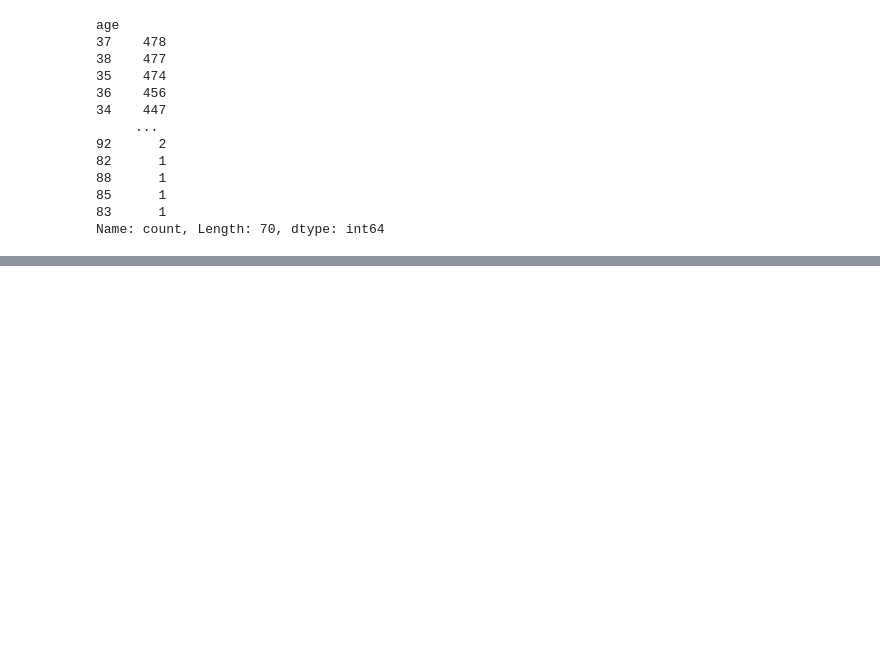
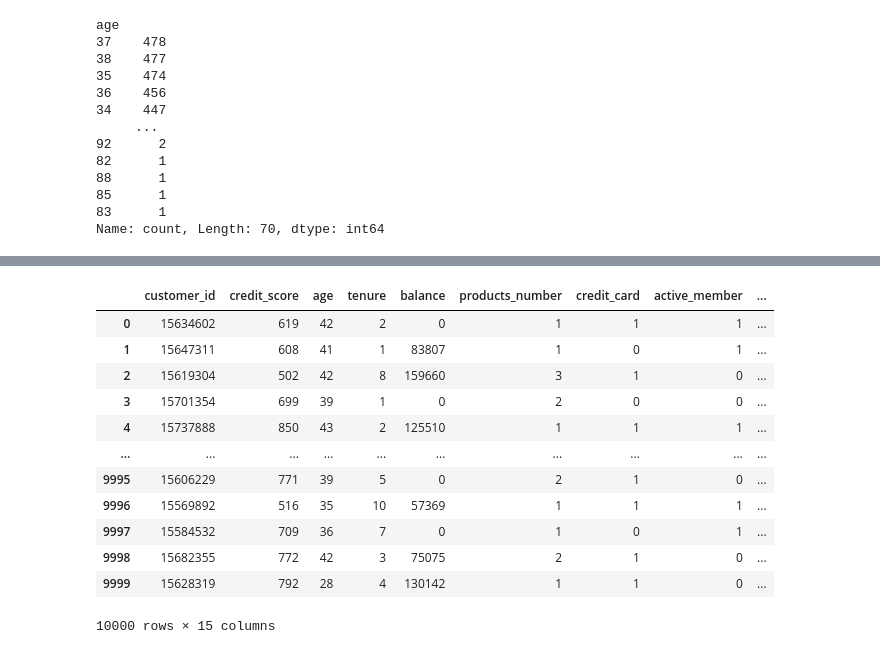
Before and after one commit to subhajit404/Bank-customer-churn-dataset-Prediction-, a Jupyter notebook: main.ipynb, the cells around one changed output, grey strips where cells are left out. Drawn from its saved outputs; the diff is of its cells as text; code cells hidden in the pictures; blank space fills up the shorter version.

```diff
--- a/main.ipynb
+++ b/main.ipynb
@@ -164,0 +186,20 @@ Name: count, Length: 70, dtype: int64
+# %%
+df_encoded = pd.get_dummies(df)
+# %%
+df_encoded=df_encoded.astype(int)
+# %%
+df_encoded
+# %% [output]
+|  | customer_id | credit_score | age | tenure | balance | products_number | credit_card | active_member | ... |
+| 0 | 15634602 | 619 | 42 | 2 | 0 | 1 | 1 | 1 | ... |
+| 1 | 15647311 | 608 | 41 | 1 | 83807 | 1 | 0 | 1 | ... |
+| 2 | 15619304 | 502 | 42 | 8 | 159660 | 3 | 1 | 0 | ... |
+| 3 | 15701354 | 699 | 39 | 1 | 0 | 2 | 0 | 0 | ... |
+| 4 | 15737888 | 850 | 43 | 2 | 125510 | 1 | 1 | 1 | ... |
+| ... | ... | ... | ... | ... | ... | ... | ... | ... | ... |
+| 9995 | 15606229 | 771 | 39 | 5 | 0 | 2 | 1 | 0 | ... |
+| 9996 | 15569892 | 516 | 35 | 10 | 57369 | 1 | 1 | 1 | ... |
+| 9997 | 15584532 | 709 | 36 | 7 | 0 | 1 | 0 | 1 | ... |
+| 9998 | 15682355 | 772 | 42 | 3 | 75075 | 2 | 1 | 0 | ... |
+| 9999 | 15628319 | 792 | 28 | 4 | 130142 | 1 | 1 | 0 | ... |
+10000 rows × 15 columns
```
Also changed, not shown: parts of 3 cells of this notebook.
